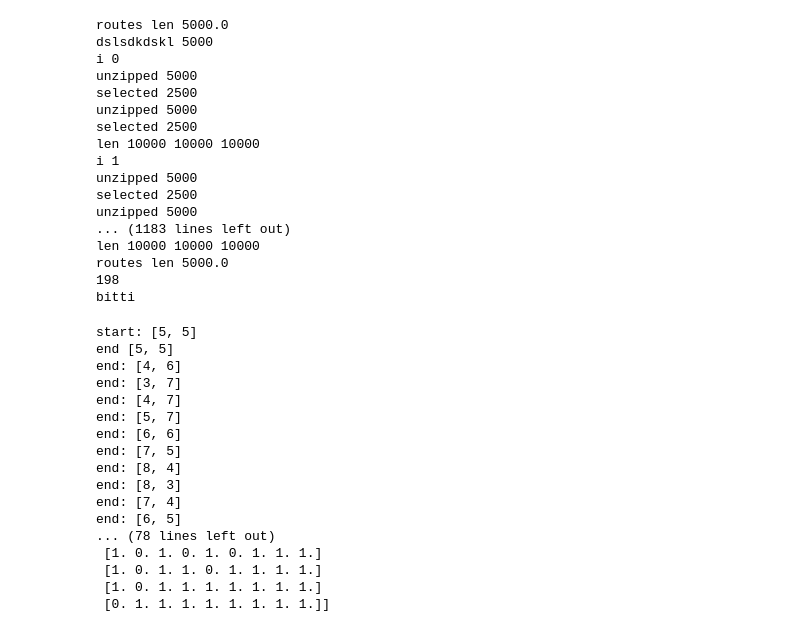
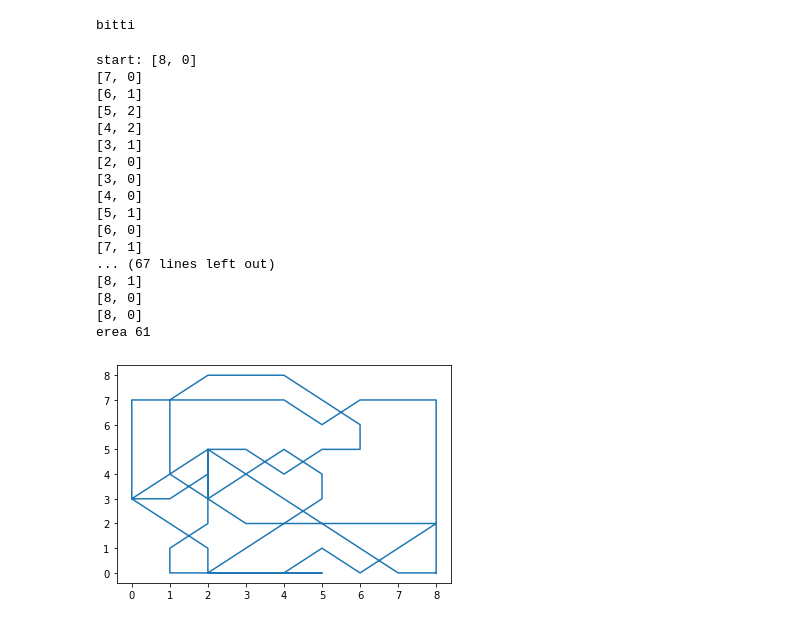
Before and after one commit to sezinbiner/find_path_genetic_algorithms, a Jupyter notebook: v6_calisiyo.ipynb, the cells around one changed output. Drawn from its saved outputs; the diff is of its cells as text; code cells hidden in the pictures.

```diff
--- a/v6_calisiyo.ipynb
+++ b/v6_calisiyo.ipynb
@@ -5,6 +5,7 @@ import copy
 import numpy as np
 import random
 import math
+import matplotlib.pyplot as plt
 
 moves=[[-1,0], [-1,-1], [0, -1], [1,-1], [1,0], [1, 1], [0, 1], [-1, 1]]
 directions = [1,2,3,4,5,6,7,8];
@@ -128,7 +129,7 @@ def calculate_distance(start,end):
 
 def find_fitness(start, end, cost, area):
   distance = calculate_distance(start, end)
-  fitness = (area) - cost - (3*distance)
+  fitness = (area) - cost - (distance)
   return fitness
 
 def cross_over(routes,length):
@@ -152,7 +153,7 @@ def cross_over(routes,length):
 def mutation(routes, mutation_ratio, length, population):
   for i in range(int(mutation_ratio)):
     index = random.randint(0,population-1)
-    route = routes[index]        #route sayısı çok azaldığı için hata alıyoruz
+    route = routes[index]
     for i in range (3):
       index2 = random.randint(1,length)
       direction = random.randint(1,8)
@@ -181,7 +182,7 @@ length = ((size*size-1)/numberOfDrone)
 mutation_ratio = 0.01
 matrix_list=[]
 matrix_list2=[]
-start = [5,5]
+start = [8,0]
 end = copy.deepcopy(start)
 routes, fitness_list ,matrix_list = create_first_route(start,numberOfDrone,length)
 
@@ -195,17 +196,12 @@ if numberOfDrone >1:
       new_fitness_list=[]
       new_matrix_list=[]
       for j in range(numberOfDrone) :
-          print("unzipped", len(unzipped_list[j]))
-          print("selected",selected)
           cross_generation = cross_over((unzipped_list[j])[selected:], length)
           mutated_generation = mutation(cross_generation, mutation_ratio*population, length, population)
           new_routes, new_fitness, new_matrix = try_routes(mutated_generation, start, size)
-          #print(new_routes)
           new_route_list += new_routes
-          #print(new_route_list[0])
           new_fitness_list += new_fitness
           new_matrix_list += new_matrix
-      print("len", len(new_route_list), len(new_fitness_list), len(new_matrix_list))
   unzipped_list=group(new_route_list,numberOfDrone,new_fitness_list,new_matrix_list)
   print(i)
 else:
@@ -225,56 +221,45 @@ else:
     sorted_routes = sorted(zipped, key = lambda x: x[1])
     unzipped_list = list(zip(*sorted_routes))
     new_generation = unzipped_list[0]
-    print("döngü",i+1)
 print("bitti")
 # %% [output]
-routes len 5000.0
-dslsdkdskl 5000
-i 0
-unzipped 5000
-selected 2500
-unzipped 5000
-selected 2500
-len 10000 10000 10000
-i 1
-unzipped 5000
-selected 2500
-unzipped 5000
-... (1183 lines left out)
-len 10000 10000 10000
-routes len 5000.0
-198
 bitti
 # %%
 end[0]=start[0]
 end[1]=start[1]
 print("start:",start)
-print("end",end)
+path_list = []
+path_list.append(end)
 matrix = np.zeros((size,size))
 for i in range (len(new_generation[0])-1):
   add_move =moves[new_generation[-1][i+1]-1]
   end = [end[0] + add_move[0], end[1] + add_move[1]]
-  print("end:",end)
+  path_list.append(end)
   matrix[end[0], end[1]] = 1
+  print(end)
 print(end)
 area = len(np.argwhere(matrix == 1))
 print("erea",area)
-print("matrix\n",matrix)
+
+data = np.array(path_list)
+plt.plot(data[:, 0], data[:, 1])
+plt.show()
 # %% [output]
-start: [5, 5]
-end [5, 5]
-end: [4, 6]
-end: [3, 7]
-end: [4, 7]
-end: [5, 7]
-end: [6, 6]
-end: [7, 5]
-end: [8, 4]
-end: [8, 3]
-end: [7, 4]
-end: [6, 5]
-... (78 lines left out)
- [1. 0. 1. 0. 1. 0. 1. 1. 1.]
- [1. 0. 1. 1. 0. 1. 1. 1. 1.]
- [1. 0. 1. 1. 1. 1. 1. 1. 1.]
- [0. 1. 1. 1. 1. 1. 1. 1. 1.]]
+start: [8, 0]
+[7, 0]
+[6, 1]
+[5, 2]
+[4, 2]
+[3, 1]
+[2, 0]
+[3, 0]
+[4, 0]
+[5, 1]
+[6, 0]
+[7, 1]
+... (67 lines left out)
+[8, 1]
+[8, 0]
+[8, 0]
+erea 61
+[figure, added]
```
Also changed, not shown: parts of 2 cells of this notebook.
